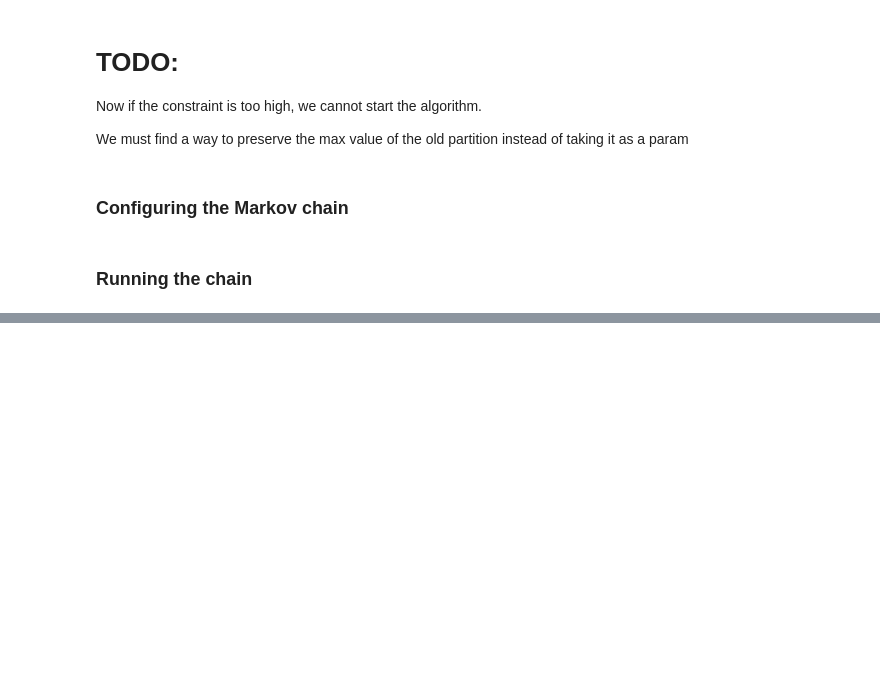
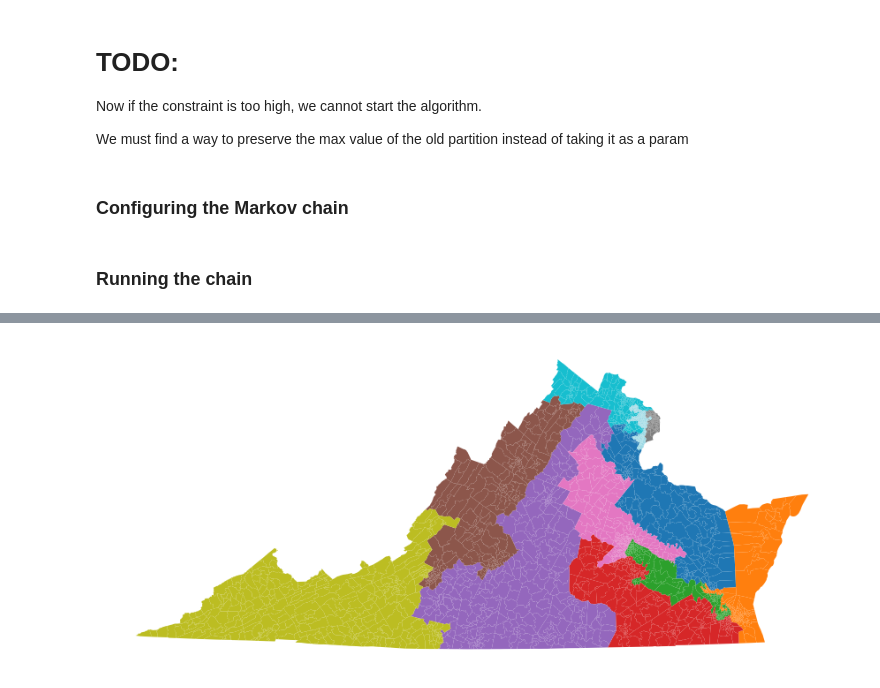
Before and after one commit to RahulReady/Redistricting-Project, a Jupyter notebook: BVAP.ipynb, the cells around one changed output, grey strips where cells are left out. Saved outputs shown, nothing was run; the diff lists cells and outputs as text; code cells hidden in the pictures; blank space fills up the shorter version.

```diff
--- a/BVAP.ipynb
+++ b/BVAP.ipynb
@@ -316,0 +318,6 @@ plt.show()
+# %%
+initial_partition.plot(figsize=(15,15), cmap="tab20")
+plt.axis('off')
+plt.show()
+# %% [output]
+[figure, added]
```
Also changed, not shown: parts of 22 cells of this notebook.
